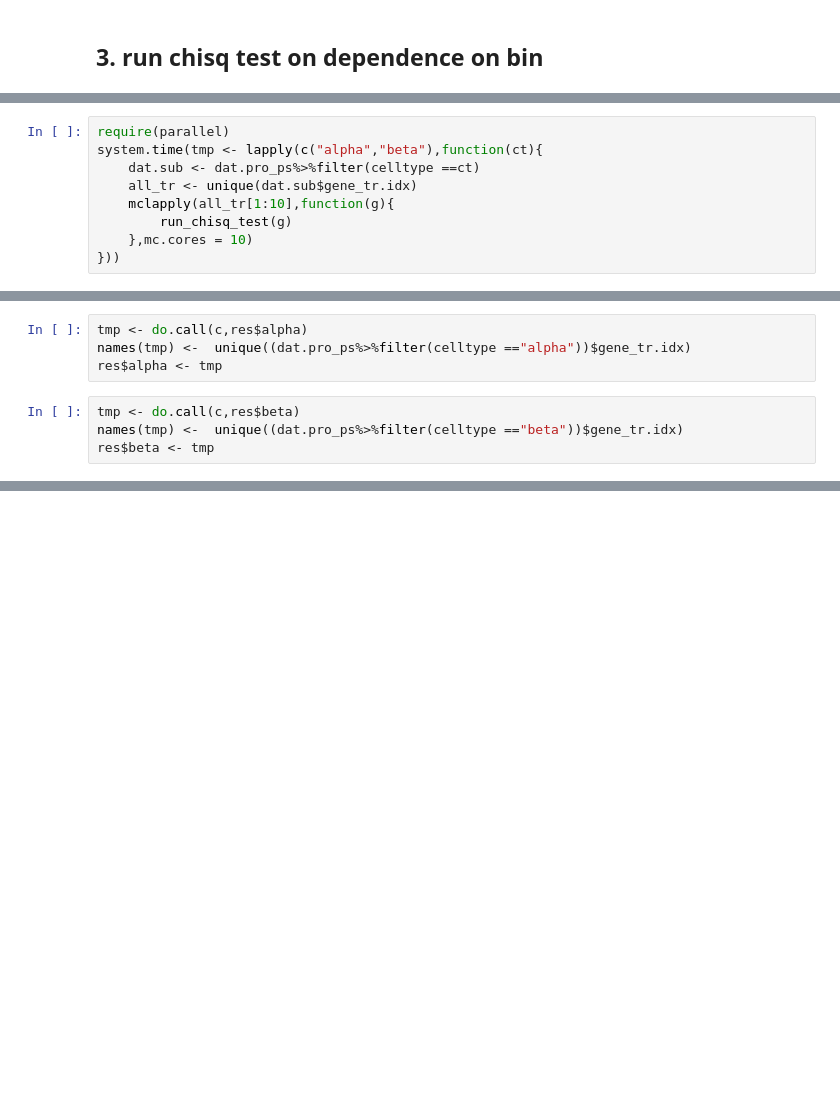
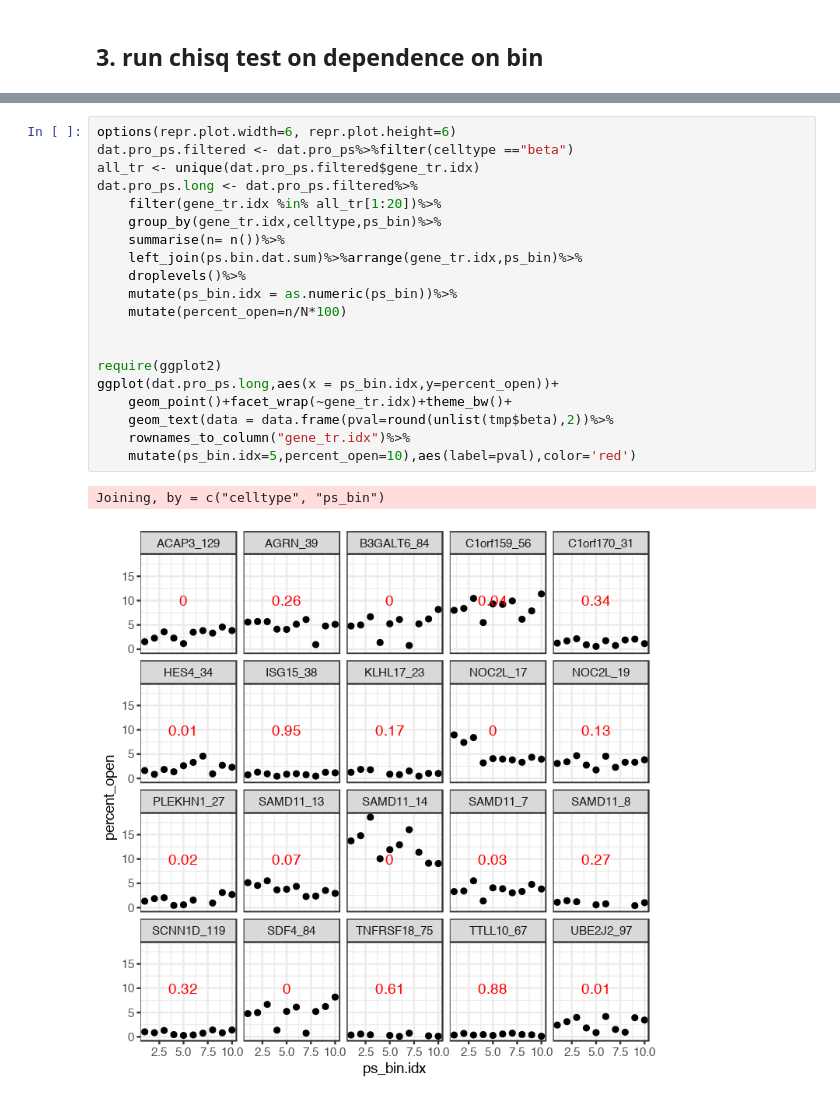
Before and after one commit to biomystery/islet_figs_motifs, a Jupyter notebook: multiple_promoter_transcript_level/Dynamical_chisq_test.ipynb, the cells around one changed output, grey strips where cells are left out. Cells and saved outputs as stored; diff of their text form; blank space fills up the shorter version.

Commit message:
10bin chisq

```diff
--- a/multiple_promoter_transcript_level/Dynamical_chisq_test.ipynb
+++ b/multiple_promoter_transcript_level/Dynamical_chisq_test.ipynb
@@ -122,9 +122,0 @@ run_chisq_test<- function(g="SAMD11_7"){
-# %%
-require(parallel)
-system.time(tmp <- lapply(c("alpha","beta"),function(ct){
-    dat.sub <- dat.pro_ps%>%filter(celltype ==ct)
-    all_tr <- unique(dat.sub$gene_tr.idx)
-    mclapply(all_tr[1:10],function(g){
-        run_chisq_test(g)
-    },mc.cores = 10)
-}))
@@ -156,8 +122,0 @@ names(res) <- c("alpha","beta")
-# %%
-tmp <- do.call(c,res$alpha)
-names(tmp) <-  unique((dat.pro_ps%>%filter(celltype =="alpha"))$gene_tr.idx)
-res$alpha <- tmp
-# %%
-tmp <- do.call(c,res$beta)
-names(tmp) <-  unique((dat.pro_ps%>%filter(celltype =="beta"))$gene_tr.idx)
-res$beta <- tmp
@@ -180,0 +135,23 @@ head(unique((dat.pro_ps%>%filter(celltype =="alpha"))$gene_tr.idx))
+# %%
+options(repr.plot.width=6, repr.plot.height=6)
+dat.pro_ps.filtered <- dat.pro_ps%>%filter(celltype =="beta")
+all_tr <- unique(dat.pro_ps.filtered$gene_tr.idx)
+dat.pro_ps.long <- dat.pro_ps.filtered%>%
+    filter(gene_tr.idx %in% all_tr[1:20])%>%
+    group_by(gene_tr.idx,celltype,ps_bin)%>%
+    summarise(n= n())%>%
+    left_join(ps.bin.dat.sum)%>%arrange(gene_tr.idx,ps_bin)%>%
+    droplevels()%>%
+    mutate(ps_bin.idx = as.numeric(ps_bin))%>%
+    mutate(percent_open=n/N*100)
+
+
+require(ggplot2)
+ggplot(dat.pro_ps.long,aes(x = ps_bin.idx,y=percent_open))+
+    geom_point()+facet_wrap(~gene_tr.idx)+theme_bw()+
+    geom_text(data = data.frame(pval=round(unlist(tmp$beta),2))%>%
+    rownames_to_column("gene_tr.idx")%>%
+    mutate(ps_bin.idx=5,percent_open=10),aes(label=pval),color='red')
+# %% [output]
+Joining, by = c("celltype", "ps_bin")
+[figure, added]
```
Also changed, not shown: parts of 17 cells of this notebook.
